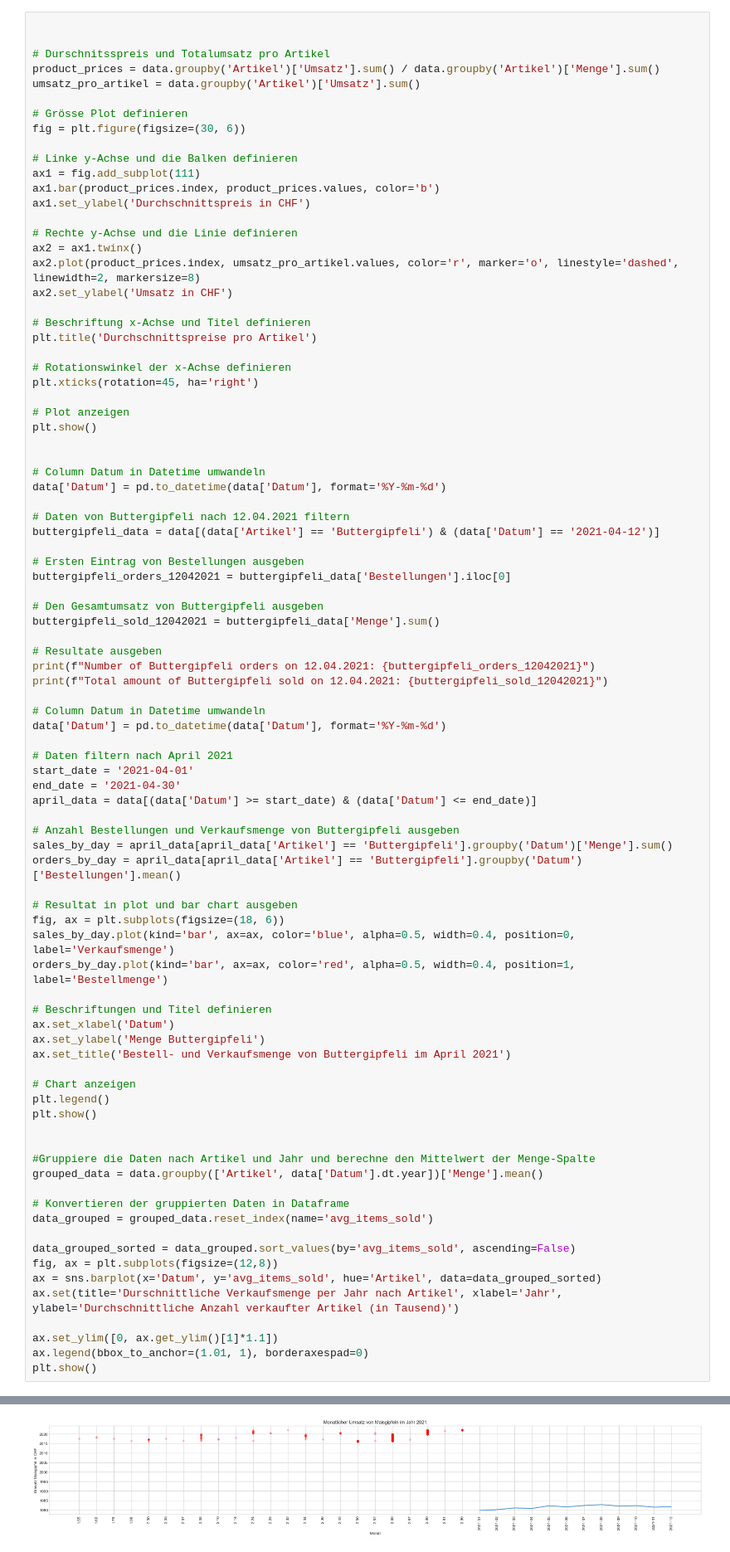
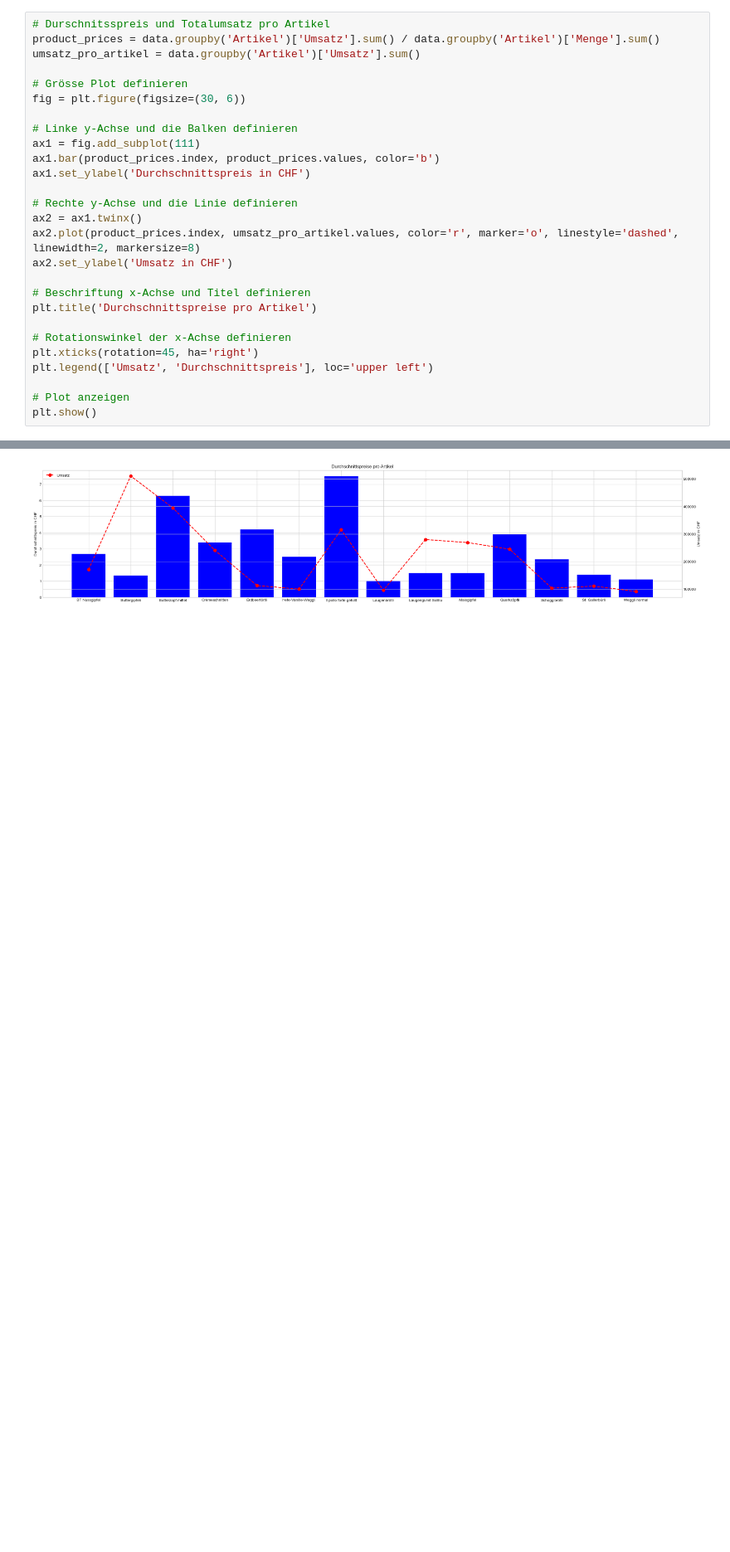
Before and after one commit to mrtz-wssl/KI_in_KMU, a Jupyter notebook: KI_in_KMU_Main.ipynb, the cells around one changed output, grey strips where cells are left out. Shown at 83% size. Saved outputs shown, nothing was run; the diff lists cells and outputs as text; blank space fills up the shorter version.

Commit message:
Formatierung & Sortierung

```diff
--- a/KI_in_KMU_Main.ipynb
+++ b/KI_in_KMU_Main.ipynb
@@ -850,6 +855,4 @@ dtype: float64
 # %%
-
-
 # Durschnitsspreis und Totalumsatz pro Artikel
 product_prices = data.groupby('Artikel')['Umsatz'].sum() / data.groupby('Artikel')['Menge'].sum()
 umsatz_pro_artikel = data.groupby('Artikel')['Umsatz'].sum()
@@ -872,66 +875,8 @@ plt.title('Durchschnittspreise pro Artikel')
 
 # Rotationswinkel der x-Achse definieren
 plt.xticks(rotation=45, ha='right')
+plt.legend(['Umsatz', 'Durchschnittspreis'], loc='upper left')
 
 # Plot anzeigen
 plt.show()
-
-
-# Column Datum in Datetime umwandeln
-data['Datum'] = pd.to_datetime(data['Datum'], format='%Y-%m-%d')
-
-# Daten von Buttergipfeli nach 12.04.2021 filtern
-buttergipfeli_data = data[(data['Artikel'] == 'Buttergipfeli') & (data['Datum'] == '2021-04-12')]
-
-# Ersten Eintrag von Bestellungen ausgeben
-buttergipfeli_orders_12042021 = buttergipfeli_data['Bestellungen'].iloc[0]
-
-# Den Gesamtumsatz von Buttergipfeli ausgeben
-buttergipfeli_sold_12042021 = buttergipfeli_data['Menge'].sum()
-
-# Resultate ausgeben
-print(f"Number of Buttergipfeli orders on 12.04.2021: {buttergipfeli_orders_12042021}")
-print(f"Total amount of Buttergipfeli sold on 12.04.2021: {buttergipfeli_sold_12042021}")
-
-# Column Datum in Datetime umwandeln
-data['Datum'] = pd.to_datetime(data['Datum'], format='%Y-%m-%d')
-
-# Daten filtern nach April 2021
-start_date = '2021-04-01'
-end_date = '2021-04-30'
-april_data = data[(data['Datum'] >= start_date) & (data['Datum'] <= end_date)]
-
-# Anzahl Bestellungen und Verkaufsmenge von Buttergipfeli ausgeben
-sales_by_day = april_data[april_data['Artikel'] == 'Buttergipfeli'].groupby('Datum')['Menge'].sum()
-orders_by_day = april_data[april_data['Artikel'] == 'Buttergipfeli'].groupby('Datum')['Bestellungen'].mean()
-
-# Resultat in plot und bar chart ausgeben
-fig, ax = plt.subplots(figsize=(18, 6))
-sales_by_day.plot(kind='bar', ax=ax, color='blue', alpha=0.5, width=0.4, position=0, label='Verkaufsmenge')
-orders_by_day.plot(kind='bar', ax=ax, color='red', alpha=0.5, width=0.4, position=1, label='Bestellmenge')
-
-# Beschriftungen und Titel definieren
-ax.set_xlabel('Datum')
-ax.set_ylabel('Menge Buttergipfeli')
-ax.set_title('Bestell- und Verkaufsmenge von Buttergipfeli im April 2021')
-
-# Chart anzeigen
-plt.legend()
-plt.show()
-
-
-#Gruppiere die Daten nach Artikel und Jahr und berechne den Mittelwert der Menge-Spalte
-grouped_data = data.groupby(['Artikel', data['Datum'].dt.year])['Menge'].mean()
-
-# Konvertieren der gruppierten Daten in Dataframe
-data_grouped = grouped_data.reset_index(name='avg_items_sold')
-
-data_grouped_sorted = data_grouped.sort_values(by='avg_items_sold', ascending=False)
-fig, ax = plt.subplots(figsize=(12,8))
-ax = sns.barplot(x='Datum', y='avg_items_sold', hue='Artikel', data=data_grouped_sorted)
-ax.set(title='Durschnittliche Verkaufsmenge per Jahr nach Artikel', xlabel='Jahr', ylabel='Durchschnittliche Anzahl verkaufter Artikel (in Tausend)')
-
-ax.set_ylim([0, ax.get_ylim()[1]*1.1])
-ax.legend(bbox_to_anchor=(1.01, 1), borderaxespad=0)
-plt.show()
 # %% [output]
@@ -943 +883 @@ See the caveats in the documentation: https://pandas.pydata.org/pandas-docs/stab
-[figure, old version]
+[figure, new version]
```
Also changed, not shown: parts of 8 cells of this notebook.
